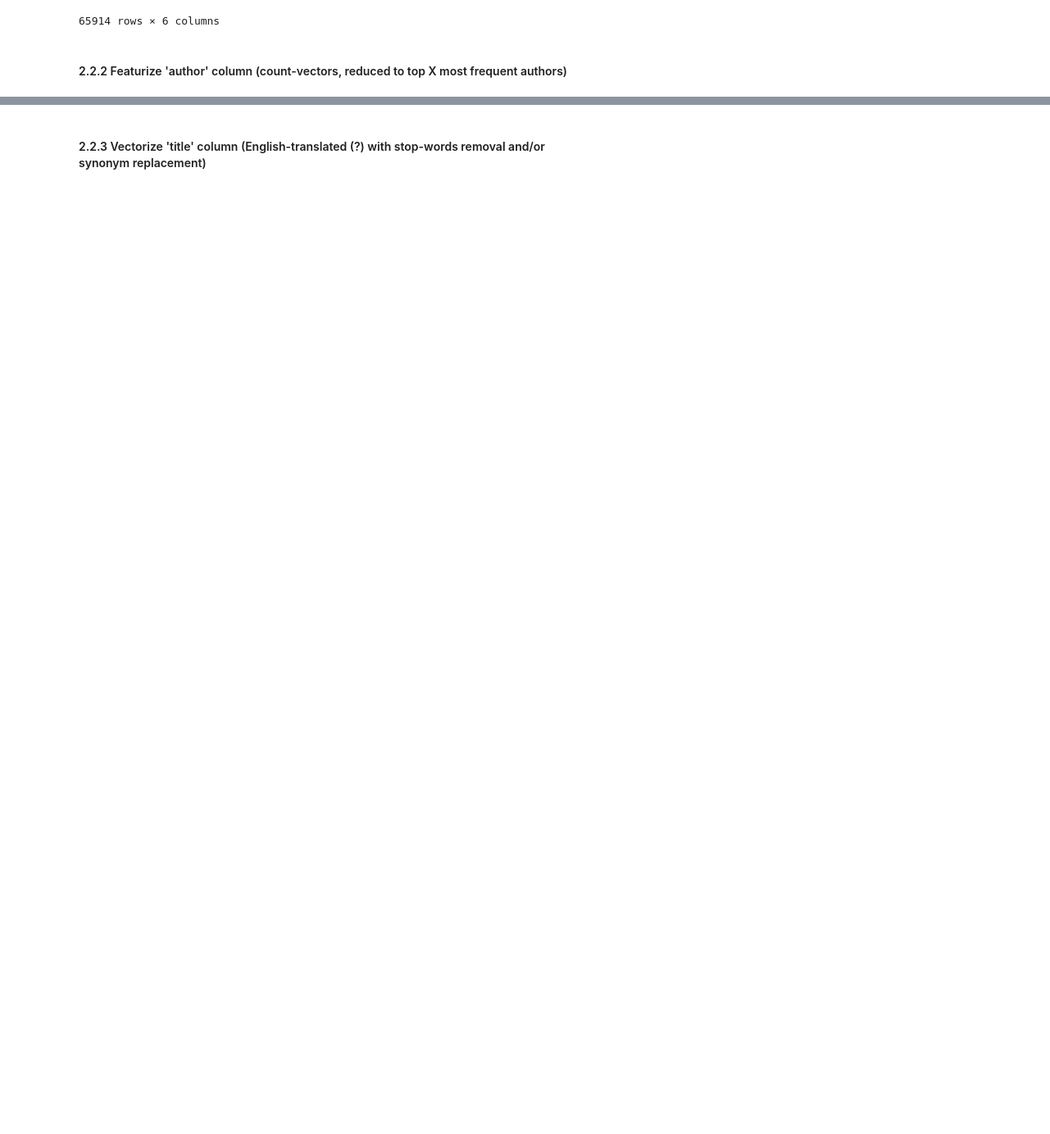
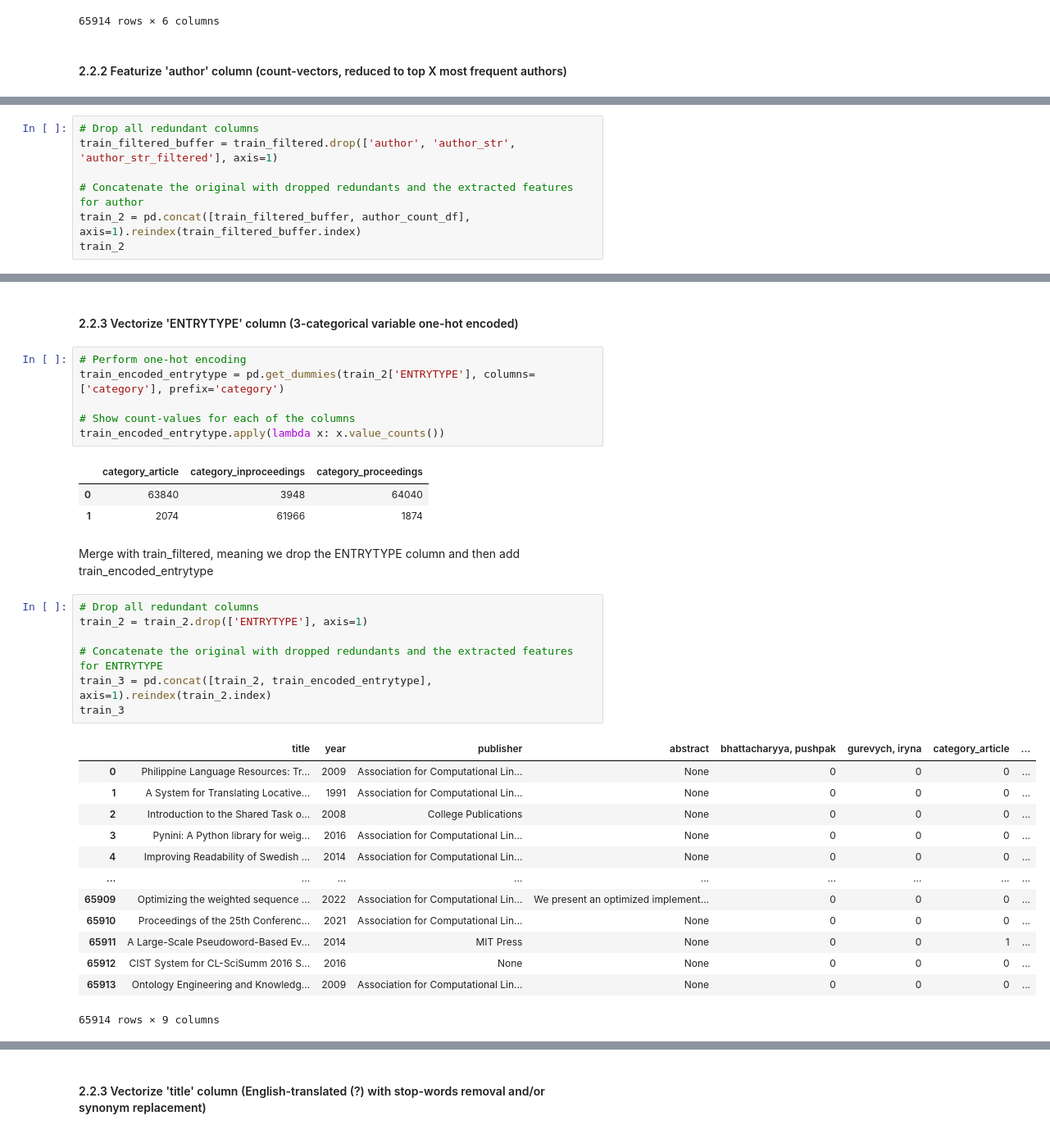
Before and after one commit to larshanen/MLChallenge, a Jupyter notebook: notebooks/Main experiment/Experiments.ipynb, the cells around one changed output, grey strips where cells are left out. Shown at 82% size. Saved outputs shown, nothing was run; the diff lists cells and outputs as text; blank space fills up the shorter version.

```diff
--- a/notebooks/Main experiment/Experiments.ipynb
+++ b/notebooks/Main experiment/Experiments.ipynb
@@ -260,0 +238,7 @@ author_count_df
+# %%
+# Drop all redundant columns
+train_filtered_buffer = train_filtered.drop(['author', 'author_str', 'author_str_filtered'], axis=1)
+
+# Concatenate the original with dropped redundants and the extracted features for author
+train_2 = pd.concat([train_filtered_buffer, author_count_df], axis=1).reindex(train_filtered_buffer.index)
+train_2
@@ -260,0 +259,35 @@ author_count_df
+# %% [markdown]
+#### 2.2.3 Vectorize 'ENTRYTYPE' column (3-categorical variable one-hot encoded)
+# %%
+# Perform one-hot encoding
+train_encoded_entrytype = pd.get_dummies(train_2['ENTRYTYPE'], columns=['category'], prefix='category')
+
+# Show count-values for each of the columns
+train_encoded_entrytype.apply(lambda x: x.value_counts())
+# %% [output]
+|  | category_article | category_inproceedings | category_proceedings |
+| 0 | 63840 | 3948 | 64040 |
+| 1 | 2074 | 61966 | 1874 |
+# %% [markdown]
+Merge with train_filtered, meaning we drop the ENTRYTYPE column and then add train_encoded_entrytype
+# %%
+# Drop all redundant columns
+train_2 = train_2.drop(['ENTRYTYPE'], axis=1)
+
+# Concatenate the original with dropped redundants and the extracted features for ENTRYTYPE
+train_3 = pd.concat([train_2, train_encoded_entrytype], axis=1).reindex(train_2.index)
+train_3
+# %% [output]
+|  | title | year | publisher | abstract | bhattacharyya, pushpak | gurevych, iryna | category_article | ... |
+| 0 | Philippine Language Resources: Tr... | 2009 | Association for Computational Lin... | None | 0 | 0 | 0 | ... |
+| 1 | A System for Translating Locative... | 1991 | Association for Computational Lin... | None | 0 | 0 | 0 | ... |
+| 2 | Introduction to the Shared Task o... | 2008 | College Publications | None | 0 | 0 | 0 | ... |
+| 3 | Pynini: A Python library for weig... | 2016 | Association for Computational Lin... | None | 0 | 0 | 0 | ... |
+| 4 | Improving Readability of Swedish ... | 2014 | Association for Computational Lin... | None | 0 | 0 | 0 | ... |
+| ... | ... | ... | ... | ... | ... | ... | ... | ... |
+| 65909 | Optimizing the weighted sequence ... | 2022 | Association for Computational Lin... | We present an optimized implement... | 0 | 0 | 0 | ... |
+| 65910 | Proceedings of the 25th Conferenc... | 2021 | Association for Computational Lin... | None | 0 | 0 | 0 | ... |
+| 65911 | A Large-Scale Pseudoword-Based Ev... | 2014 | MIT Press | None | 0 | 0 | 1 | ... |
+| 65912 | CIST System for CL-SciSumm 2016 S... | 2016 | None | None | 0 | 0 | 0 | ... |
+| 65913 | Ontology Engineering and Knowledg... | 2009 | Association for Computational Lin... | None | 0 | 0 | 0 | ... |
+65914 rows × 9 columns
```
Also changed, not shown: parts of 18 cells of this notebook.
